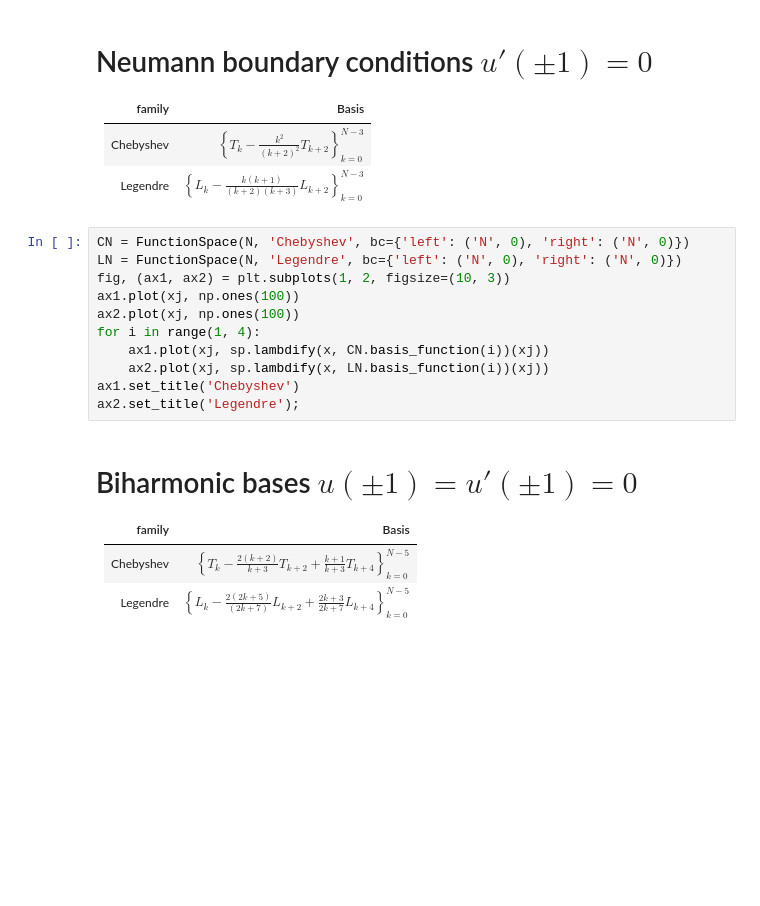
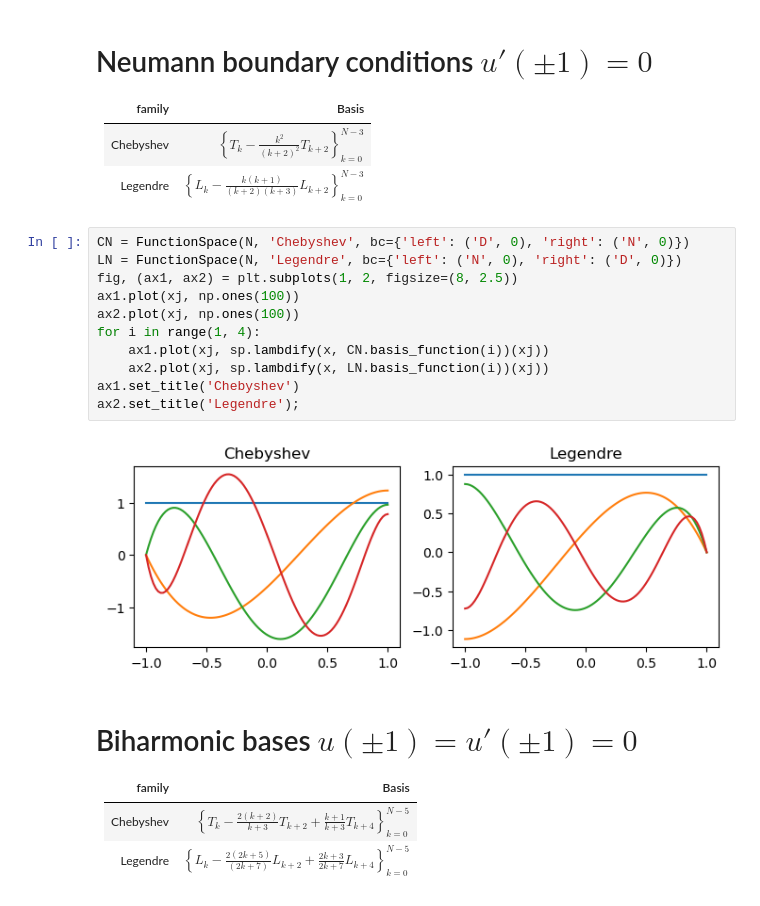
Before and after one commit to mikaem/ShenfunAthens, a Jupyter notebook: Shenfun-introduction.ipynb, the cells around one changed output. Saved outputs shown, nothing was run; the diff lists cells and outputs as text; blank space fills up the shorter version.

```diff
--- a/Shenfun-introduction.ipynb
+++ b/Shenfun-introduction.ipynb
@@ -74,16 +86,18 @@ ax2.set_title('Legendre');
 | Chebyshev | $\left\{T_k-\frac{k^2}{(k+2)^2}T_{k+2}\right\}_{k=0}^{N-3}$ |
 | Legendre  | $\left\{L_k-\frac{k(k+1)}{(k+2)(k+3)}L_{k+2}\right\}_{k=0}^{N-3}$ |
 # %%
-CN = FunctionSpace(N, 'Chebyshev', bc={'left': ('N', 0), 'right': ('N', 0)})
-LN = FunctionSpace(N, 'Legendre', bc={'left': ('N', 0), 'right': ('N', 0)})
-fig, (ax1, ax2) = plt.subplots(1, 2, figsize=(10, 3))
+CN = FunctionSpace(N, 'Chebyshev', bc={'left': ('D', 0), 'right': ('N', 0)})
+LN = FunctionSpace(N, 'Legendre', bc={'left': ('N', 0), 'right': ('D', 0)})
+fig, (ax1, ax2) = plt.subplots(1, 2, figsize=(8, 2.5))
 ax1.plot(xj, np.ones(100))
 ax2.plot(xj, np.ones(100))
 for i in range(1, 4):
     ax1.plot(xj, sp.lambdify(x, CN.basis_function(i))(xj))
     ax2.plot(xj, sp.lambdify(x, LN.basis_function(i))(xj))
 ax1.set_title('Chebyshev')
 ax2.set_title('Legendre');
+# %% [output]
+[figure, added]
 # %% [markdown]
 # Biharmonic bases $u(\pm 1) = u'(\pm 1) = 0$
 <p style="margin-bottom:1cm;">
```
Also changed, not shown: parts of 11 cells of this notebook, 2 other files.
